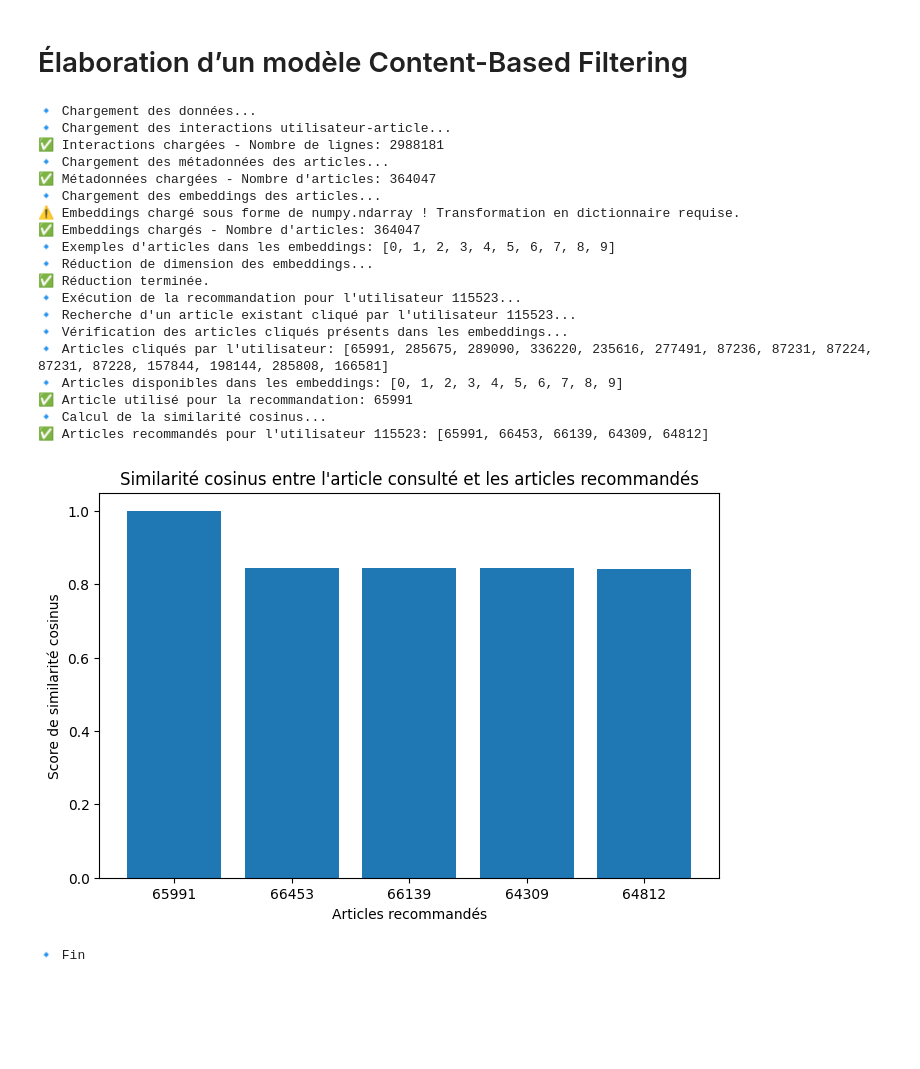
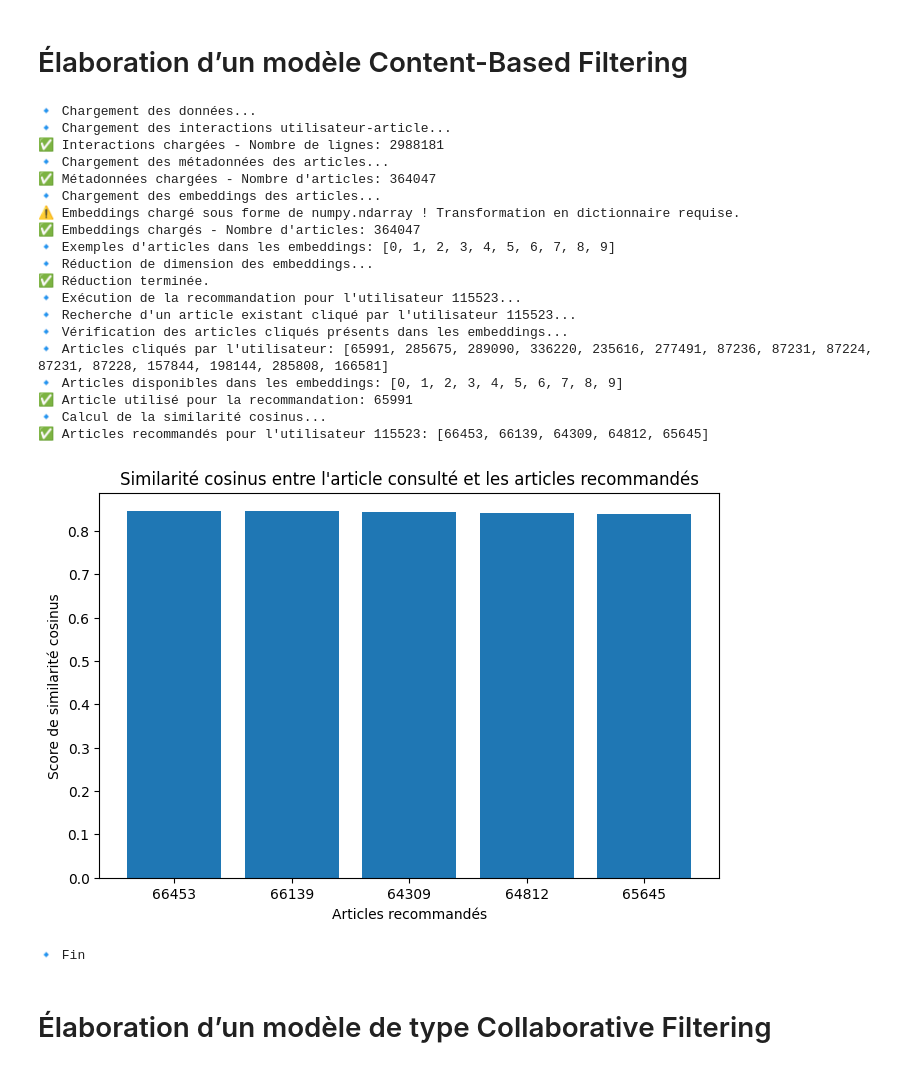
Before and after one commit to jhn-l/OC-P10, a Jupyter notebook: etude-des-modeles.ipynb, the cells around one changed output. Saved outputs shown, nothing was run; the diff lists cells and outputs as text; code cells hidden in the pictures; blank space fills up the shorter version.

```diff
--- a/etude-des-modeles.ipynb
+++ b/etude-des-modeles.ipynb
@@ -88,13 +88,16 @@ def recommend_articles(user_id, interactions_df, embeddings, top_n=5):
 
     print("🔹 Calcul de la similarité cosinus...")
     similarities = cosine_similarity(last_article_vector, article_vectors)[0]
-    recommended_indices = similarities.argsort()[-top_n:][::-1]
-    recommended_articles = [article_ids[i] for i in recommended_indices]
+    recommended_indices = similarities.argsort()[::-1]  # Tri décroissant
+
+    # Exclure l'article déjà consulté
+    recommended_articles = [article_ids[i] for i in recommended_indices if article_ids[i] != last_article_id][:top_n]
+
     print(f"✅ Articles recommandés pour l'utilisateur {user_id}: {recommended_articles}")
 
     # 📌 Affichage du graphique de similarité cosinus
     plt.figure(figsize=(8, 5))
-    plt.bar(range(len(recommended_articles)), similarities[recommended_indices], tick_label=recommended_articles)
+    plt.bar(range(len(recommended_articles)), similarities[[article_ids.index(a) for a in recommended_articles]], tick_label=recommended_articles)
     plt.xlabel("Articles recommandés")
     plt.ylabel("Score de similarité cosinus")
     plt.title("Similarité cosinus entre l'article consulté et les articles recommandés")
@@ -119,33 +122,35 @@ articles_metadata = load_articles_metadata()
 embeddings = load_articles_embeddings()
 
 # Réduction de dimension si nécessaire
 if isinstance(embeddings, dict) and len(next(iter(embeddings.values()))) > 50:
     embeddings = reduce_embeddings_dimensionality(embeddings)
 
 # 📌 Tester la recommandation sur un utilisateur donné
 example_user = interactions_df["user_id"].iloc[0]
 print(f"🔹 Exécution de la recommandation pour l'utilisateur {example_user}...")
 recommended_articles = recommend_articles(example_user, interactions_df, embeddings)
 print("🔹 Fin")
 # %% [output]
 🔹 Chargement des données...
 🔹 Chargement des interactions utilisateur-article...
 ✅ Interactions chargées - Nombre de lignes: 2988181
 🔹 Chargement des métadonnées des articles...
 ✅ Métadonnées chargées - Nombre d'articles: 364047
 🔹 Chargement des embeddings des articles...
 ⚠️ Embeddings chargé sous forme de numpy.ndarray ! Transformation en dictionnaire requise.
 ✅ Embeddings chargés - Nombre d'articles: 364047
 🔹 Exemples d'articles dans les embeddings: [0, 1, 2, 3, 4, 5, 6, 7, 8, 9]
 🔹 Réduction de dimension des embeddings...
 ✅ Réduction terminée.
 🔹 Exécution de la recommandation pour l'utilisateur 115523...
 🔹 Recherche d'un article existant cliqué par l'utilisateur 115523...
 🔹 Vérification des articles cliqués présents dans les embeddings...
 🔹 Articles cliqués par l'utilisateur: [65991, 285675, 289090, 336220, 235616, 277491, 87236, 87231, 87224, 87231, 87228, 157844, 198144, 285808, 166581]
 🔹 Articles disponibles dans les embeddings: [0, 1, 2, 3, 4, 5, 6, 7, 8, 9]
 ✅ Article utilisé pour la recommandation: 65991
 🔹 Calcul de la similarité cosinus...
-✅ Articles recommandés pour l'utilisateur 115523: [65991, 66453, 66139, 64309, 64812]
+✅ Articles recommandés pour l'utilisateur 115523: [66453, 66139, 64309, 64812, 65645]
-[figure, old version]
+[figure, new version]
 🔹 Fin
+# %% [markdown]
+# Élaboration d’un modèle de type Collaborative Filtering
```
Also changed, not shown: parts of 3 cells of this notebook.
